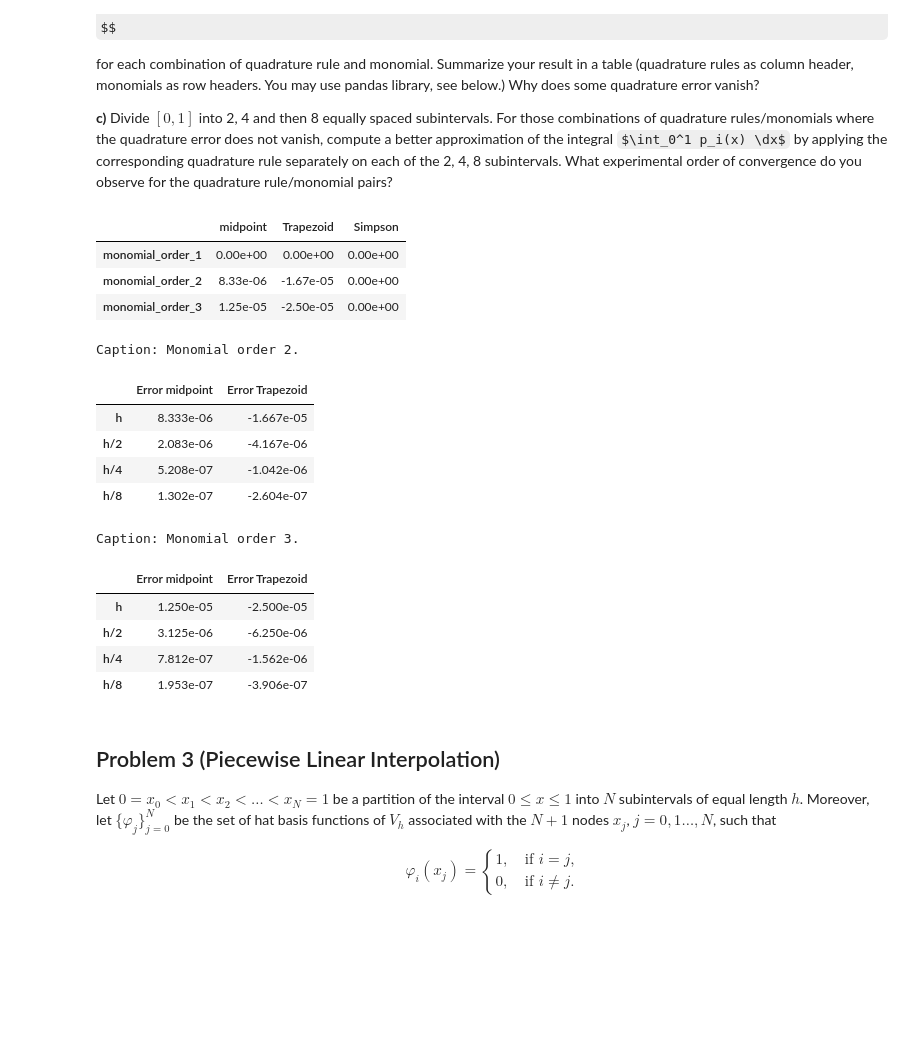
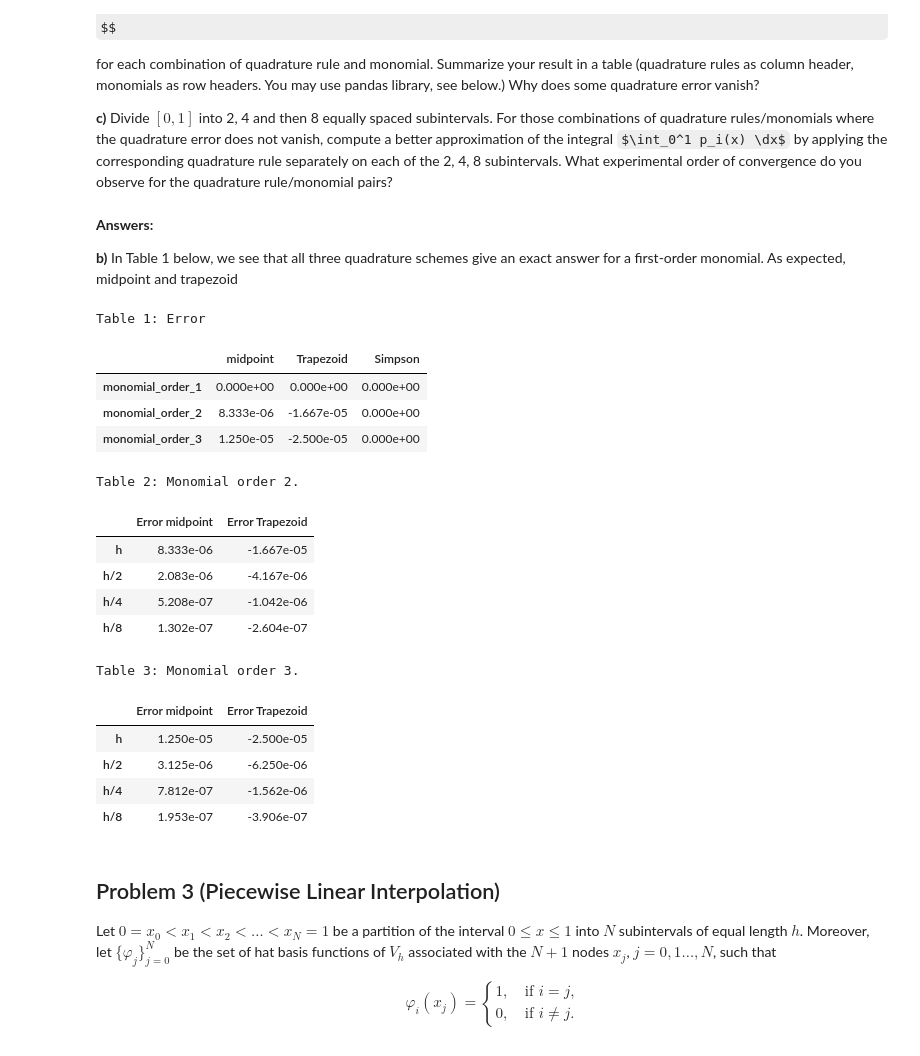
Before and after one commit to todj107/NumPDE, a Jupyter notebook: lab_02_tor.ipynb, the cells around one changed output. Drawn from its saved outputs; the diff is of its cells as text; code cells hidden in the pictures; some formulas as TeX source; blank space fills up the shorter version.

```diff
--- a/lab_02_tor.ipynb
+++ b/lab_02_tor.ipynb
@@ -185,14 +159,3 @@ U = spsolve(A_csr, F)
 # %% [markdown]
 **f**) Measure and compare the overall solution time for your two implementations 'fdm_poisson_2d_dense' and 'fdm_poisson_2d_sparse' by using the cell magic command %%timeit.
 Here is a simple example of its usage. Simply execute the next cell.
-# %%
-%%timeit # Measure execution time for entire cell, has to be at the top of the cell.
-
-def compute_sum(N):
-    sum = 0
-    for i in range(0,N):
-        sum += i
-    return sum
-
-N = 10000000
-compute_sum(N)
@@ -219,6 +179,10 @@ a table (quadrature rules as column header, monomials as row headers. You may us
 For those combinations of quadrature rules/monomials where the quadrature error does not vanish, compute a better approximation of the integral $\int_0^1 p_i(x) \dx$
 by applying the corresponding quadrature rule separately on each of the 2, 4, 8 subintervals.
 What experimental order of convergence do you observe for the quadrature rule/monomial pairs?
+# %% [markdown]
+**Answers:**
+
+**b)** In Table 1 below, we see that all three quadrature schemes give an exact answer for a first-order monomial. As expected, midpoint and trapezoid
 # %%
 # a)
 import pandas as pd
@@ -258,37 +222,38 @@ a = 0
 b = 1
 N = 100
 i_max = 3
 
 P_analytic = np.zeros(i_max)
 P_numeric = np.zeros((i_max,3))
 err = np.zeros((i_max,3))
 
 for i in range(1,i_max+1):
     p = lambda x : x**i
     P_analytic[i-1] = (b**(i+1) - a**(i+1))/(i+1)
 
     P_numeric[i-1,0] =  mid_point(p, a, b, N)
     P_numeric[i-1,1] = trapezoid(p, a, b, N)
     P_numeric[i-1, 2] = simpsons(p, a, b, N)
 
     for j in range(0,3):
         err[i-1,j] = P_analytic[i-1] - P_numeric[i-1,j]
 
 data = {'midpoint': err[:,0],
         'Trapezoid': err[:,1],
         'Simpson': err[:,2]
         }
 index = []
 for i in range(1, i_max + 1):
     index.append(f"monomial_order_{i}")
 df = pd.DataFrame(data, index=index)
 
-display(df)
+display(df.style.set_caption("Table 1: Error").format('{:.3e}'))
 # %% [output]
+Table 1: Error
 |  | midpoint | Trapezoid | Simpson |
-| monomial_order_1 | 0.00e+00 | 0.00e+00 | 0.00e+00 |
-| monomial_order_2 | 8.33e-06 | -1.67e-05 | 0.00e+00 |
-| monomial_order_3 | 1.25e-05 | -2.50e-05 | 0.00e+00 |
+| monomial_order_1 | 0.000e+00 | 0.000e+00 | 0.000e+00 |
+| monomial_order_2 | 8.333e-06 | -1.667e-05 | 0.000e+00 |
+| monomial_order_3 | 1.250e-05 | -2.500e-05 | 0.000e+00 |
 # %%
 # c)
 
@@ -331,7 +296,7 @@ for i in [2, 4, 8]:
     index.append(f"h/{i}")
 
 df = pd.DataFrame(data, index=index)
-display(df.style.set_caption("Caption: Monomial order 2.").format('{:.3e}'))
+display(df.style.set_caption("Table 2: Monomial order 2.").format('{:.3e}'))
 
 # Monomial order 3:
 data = {'Error midpoint': err_mid[1,:],
@@ -343,17 +308,17 @@ for i in [2, 4, 8]:
     index.append(f"h/{i}")
 
 df = pd.DataFrame(data, index=index)
-display(df.style.set_caption("Caption: Monomial order 3.").format('{:.3e}'))
+display(df.style.set_caption("Table 3: Monomial order 3.").format('{:.3e}'))
 
 # Both has an EOC of h^2
 # %% [output]
-Caption: Monomial order 2.
+Table 2: Monomial order 2.
 |  | Error midpoint | Error Trapezoid |
 | h | 8.333e-06 | -1.667e-05 |
 | h/2 | 2.083e-06 | -4.167e-06 |
 | h/4 | 5.208e-07 | -1.042e-06 |
 | h/8 | 1.302e-07 | -2.604e-07 |
-Caption: Monomial order 3.
+Table 3: Monomial order 3.
 |  | Error midpoint | Error Trapezoid |
 | h | 1.250e-05 | -2.500e-05 |
 | h/2 | 3.125e-06 | -6.250e-06 |
```
Also changed, not shown: parts of 10 cells of this notebook, 1 other file.
